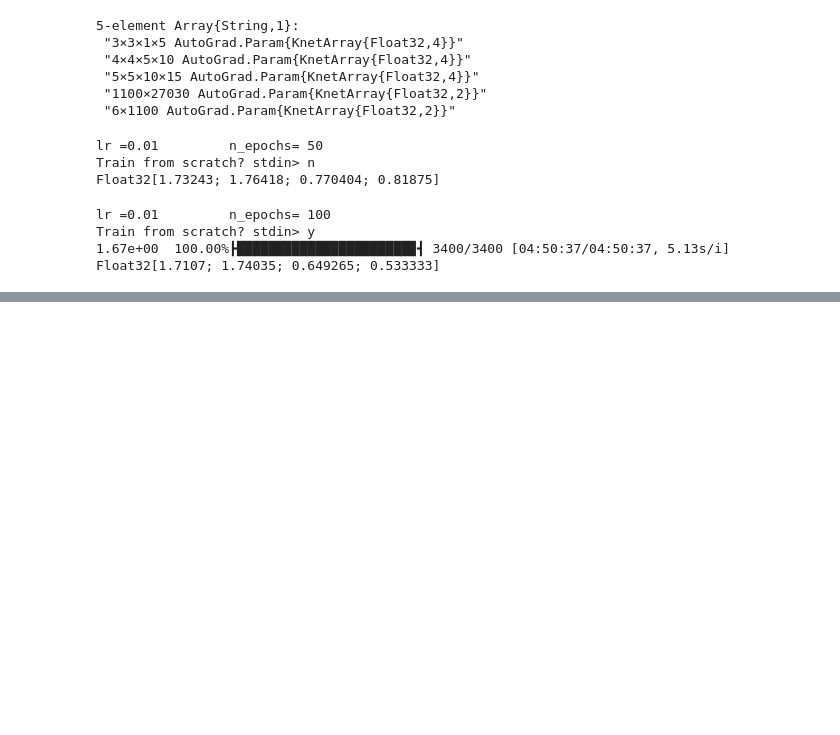
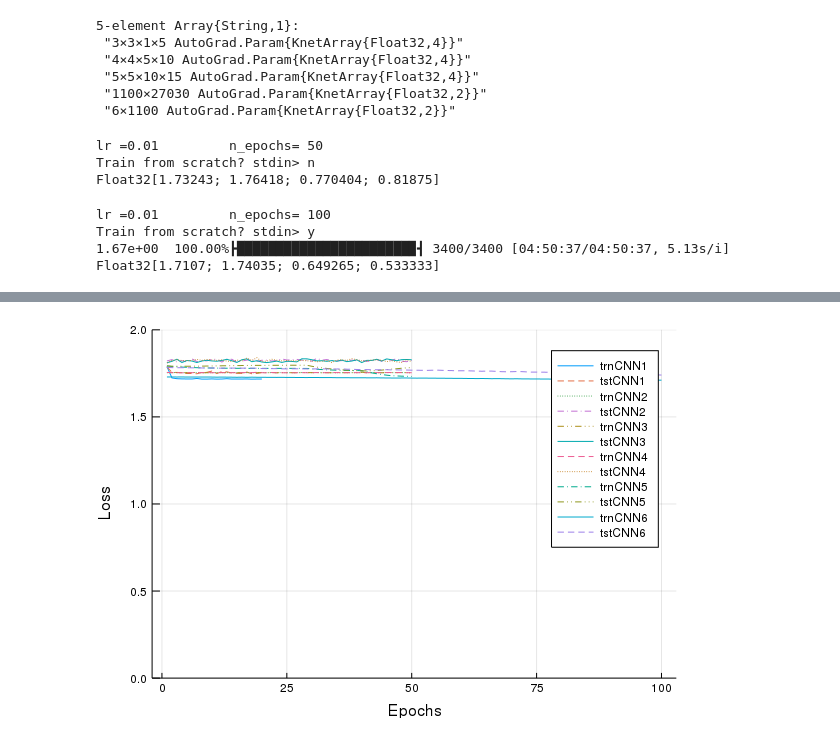
Before and after one commit to alabrashJr/DCNN-Julia, a Jupyter notebook: DCNN.ipynb, the cells around one changed output, grey strips where cells are left out. Drawn from its saved outputs; the diff is of its cells as text; code cells hidden in the pictures; blank space fills up the shorter version.

Commit message:
plot the results

```diff
--- a/DCNN.ipynb
+++ b/DCNN.ipynb
@@ -318,3 +331,5 @@ cnn = trainresults("dcnn.jld2", dcnn);#20ep n_epochs=50;lr_decay = 0.95
 # %% [output]
 1.74e+00  100.00%┣███████████████████████████████┫ 680/680 [56:17/56:17, 4.97s/i]
 Float32[1.71675; 1.74754; 0.770404; 0.68125]
+# %%
+cnn = trainresults("models/dcnn.jld2", dcnn);#20ep n_epochs=50;lr_decay = 0.95
@@ -357,3 +381,5 @@ cnn3=trainresults("dcnn2.jld2", dcnn2);#50 epo,lr_decay = 0.95
 # %% [output]
 1.73e+00  100.00%┣██████████████████████▉┫ 1700/1700 [02:26:53/02:26:53, 5.18s/i]
 Float32[1.75325; 1.81384; 0.770404; 0.81875]
+# %%
+cnn3=trainresults("models/dcnn2.jld2", dcnn2);#50 epo,lr_decay = 0.95
@@ -367,3 +397,9 @@ cnn4=trainresults("dcnn2_3.jld2", dcnn2);#50 epo,lr_decay = 0.95
 lr =0.15         n_epochs= 50
 1.76e+00  100.00%┣██████████████████████▉┫ 1700/1700 [02:26:09/02:26:09, 5.16s/i]
 Float32[1.75329; 1.81077; 0.770404; 0.81875]
+# %%
+n_epochs=50;
+# batch_size=170,
+lr_decay = 0.15
+cnn4=trainresults("models/dcnn2_3.jld2", dcnn2);#50 epo,lr_decay = 0.95
+#1,73
@@ -432,0 +472,4 @@ plot([cnn[3,:], cnn[4,:]],ylim=(0.0,0.03),
+# %%
+n_epochs=100;
+lr_decay = 0.01
+cnn7=trainresults("models/dcnn3_2.jld2", dcnn3);
@@ -432,0 +485,8 @@ plot([cnn[3,:], cnn[4,:]],ylim=(0.0,0.03),
+# %%
+# Comparison to MLP shows faster convergence, better generalization
+lines=[cnn[1,:],cnn[2,:],cnn3[1,:], cnn3[2,:],cnn4[1,:], cnn4[2,:],cnn5[1,:], cnn5[2,:],cnn6[1,:], cnn6[2,:],cnn7[1,:], cnn7[2,:]]
+la=[:trnCNN1 :tstCNN1 :trnCNN2 :tstCNN2 :trnCNN3 :tstCNN3 :trnCNN4  :tstCNN4 :trnCNN5 :tstCNN5 :trnCNN6 :tstCNN6 :trnCNN7 :tstCNN7]
+plot(lines,ylim=(0.0,2),
+     labels=la,xlabel="Epochs",ylabel="Loss")
+# %% [output]
+[figure, added]
```
Also changed, not shown: parts of 22 cells of this notebook.
